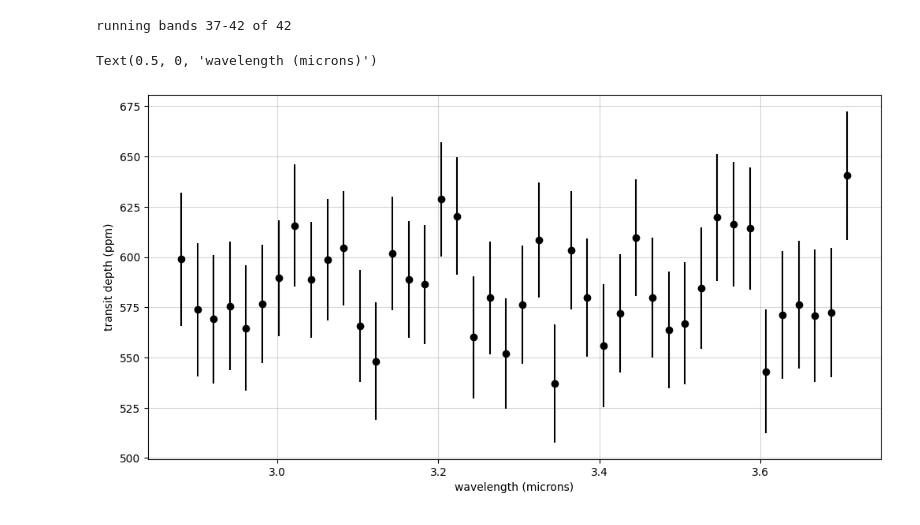
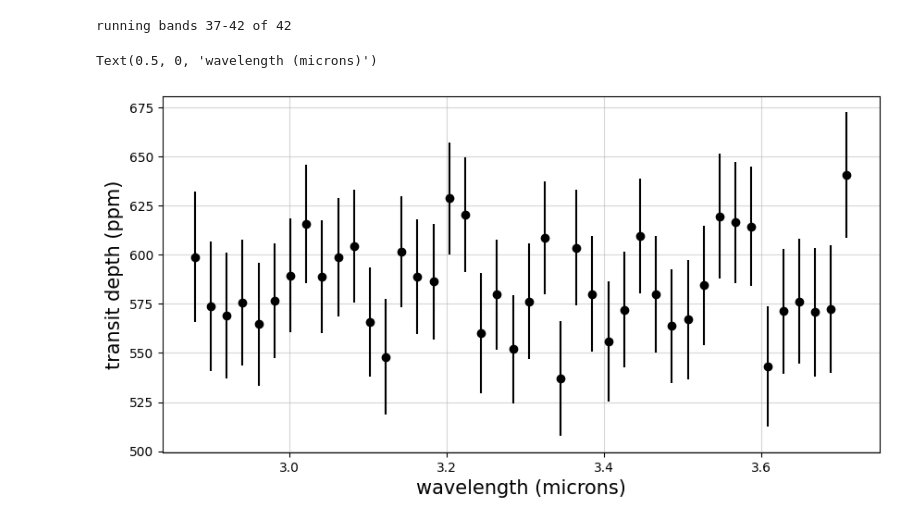
Before and after one commit to tagordon/fitspec, a Jupyter notebook: demo.ipynb, the cells around one changed output. Cells and saved outputs as stored; diff of their text form; code cells hidden in the pictures.

```diff
--- a/demo.ipynb
+++ b/demo.ipynb
@@ -152,18 +152,18 @@ running bands 37-42 of 42
 # %%
 # plot the spectrum!
 
 rp = np.array([np.mean(chain.get_chain()[:, :, 0], axis=(0, 1)) for chain in chains])
 err = np.array([np.std(chain.get_chain()[:, :, 0], axis=(0, 1)) for chain in chains])
 
 dep = rp**2 * 1e6
 dep_err = 2 * rp * err * 1e6
 
-plt.figure(figsize=(12, 6))
+plt.figure(figsize=(10, 5))
 plt.plot(bin_wavs, dep, 'ko')
 plt.errorbar(bin_wavs, dep, yerr=dep_err, color='k', ls='none')
 plt.grid(alpha=0.5)
 plt.ylabel('transit depth (ppm)', fontsize=15)
-plt.xlabel('wavelength (microns)', fontsiz)
+plt.xlabel('wavelength (microns)', fontsize=15)
 # %% [output]
 Text(0.5, 0, 'wavelength (microns)')
-[figure, old version]
+[figure, new version]
```
Also changed, not shown: 1 other file.
